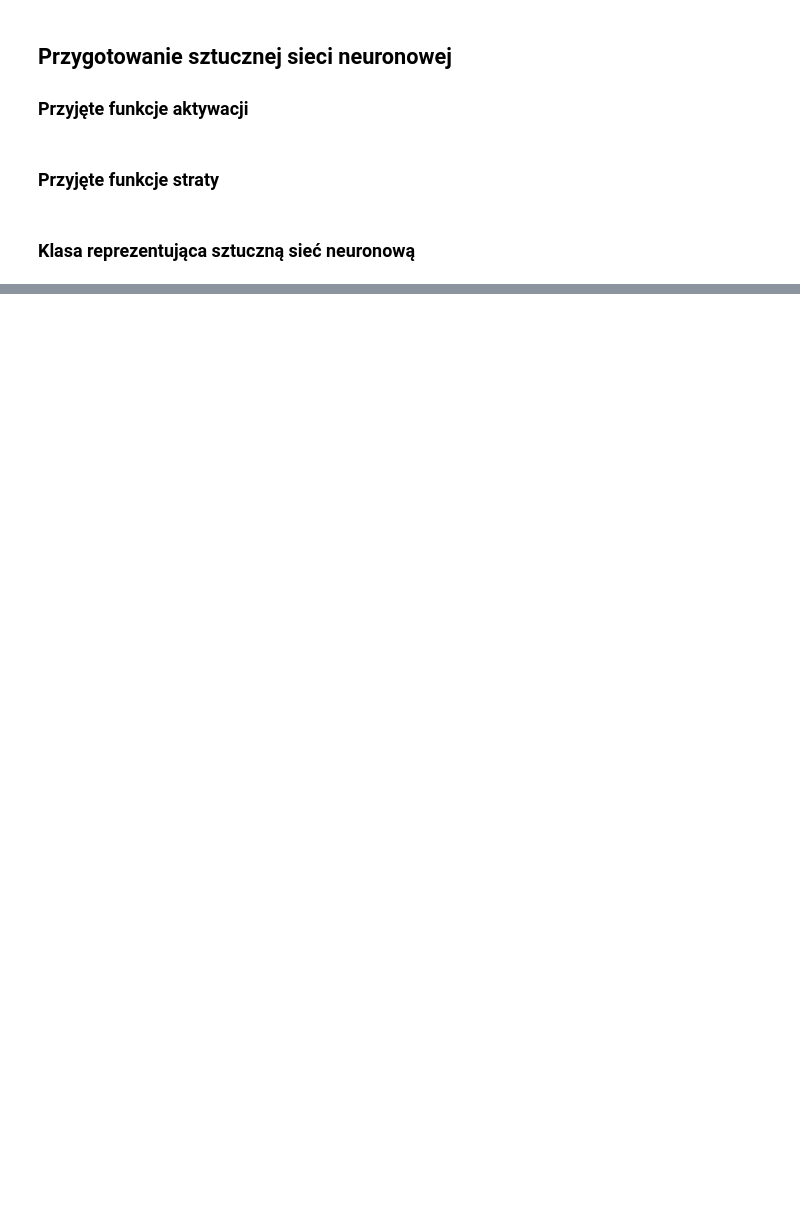
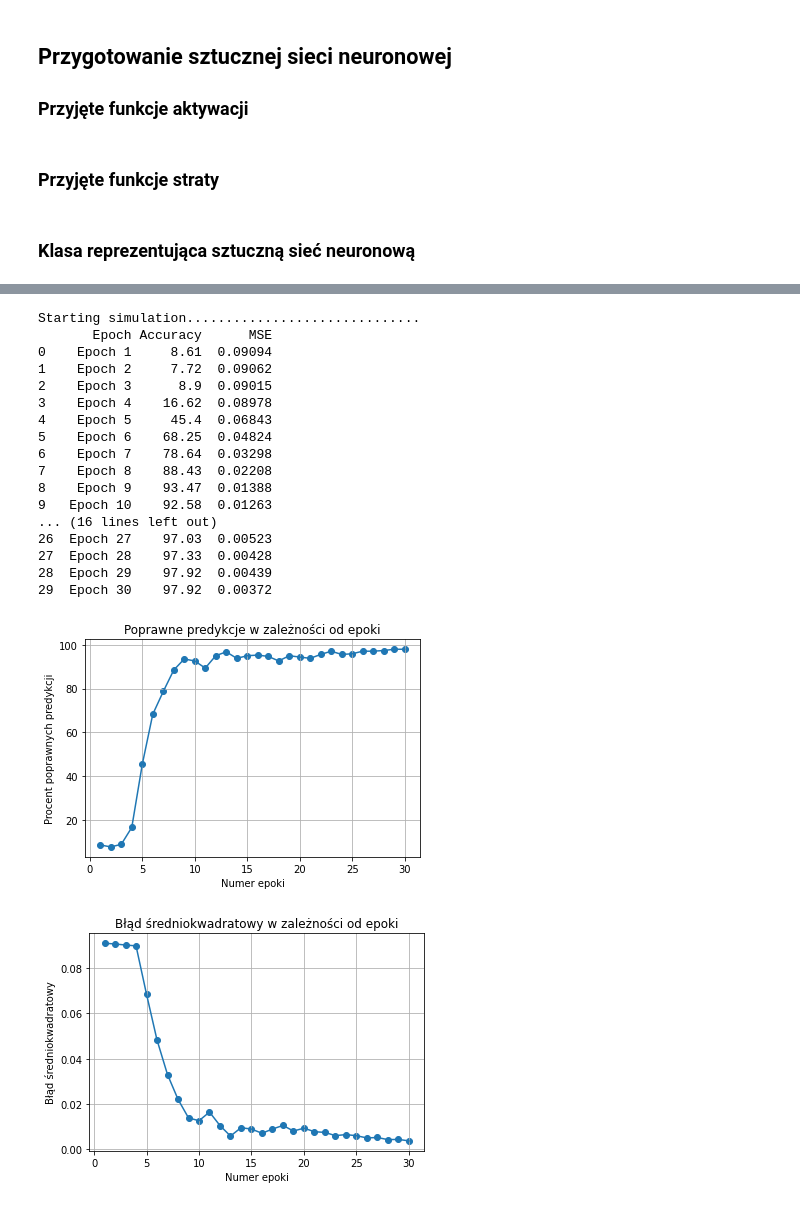
Before and after one commit to brusmichal/neural_network, a Jupyter notebook: neural_network/NeuralNetwork_Brus_Mazurkiewicz.ipynb, the cells around one changed output, grey strips where cells are left out. Drawn from its saved outputs; the diff is of its cells as text; code cells hidden in the pictures; blank space fills up the shorter version.

```diff
--- a/neural_network/NeuralNetwork_Brus_Mazurkiewicz.ipynb
+++ b/neural_network/NeuralNetwork_Brus_Mazurkiewicz.ipynb
@@ -254,0 +279,22 @@ Epoch 30/30     -> valid_accuracy=95.25%, accuracy=99.41%, mse=0.00117
+# %%
+simulation(network_layers=[64, 16, 16, 10], epochs=30, mini_batch_size=5, learning_rate=3.0)
+# %% [output]
+Starting simulation..............................
+       Epoch Accuracy      MSE
+0    Epoch 1     8.61  0.09094
+1    Epoch 2     7.72  0.09062
+2    Epoch 3      8.9  0.09015
+3    Epoch 4    16.62  0.08978
+4    Epoch 5     45.4  0.06843
+5    Epoch 6    68.25  0.04824
+6    Epoch 7    78.64  0.03298
+7    Epoch 8    88.43  0.02208
+8    Epoch 9    93.47  0.01388
+9   Epoch 10    92.58  0.01263
+... (16 lines left out)
+26  Epoch 27    97.03  0.00523
+27  Epoch 28    97.33  0.00428
+28  Epoch 29    97.92  0.00439
+29  Epoch 30    97.92  0.00372
+[figure, added]
+[figure, added]
```
Also changed, not shown: parts of 23 cells of this notebook.
